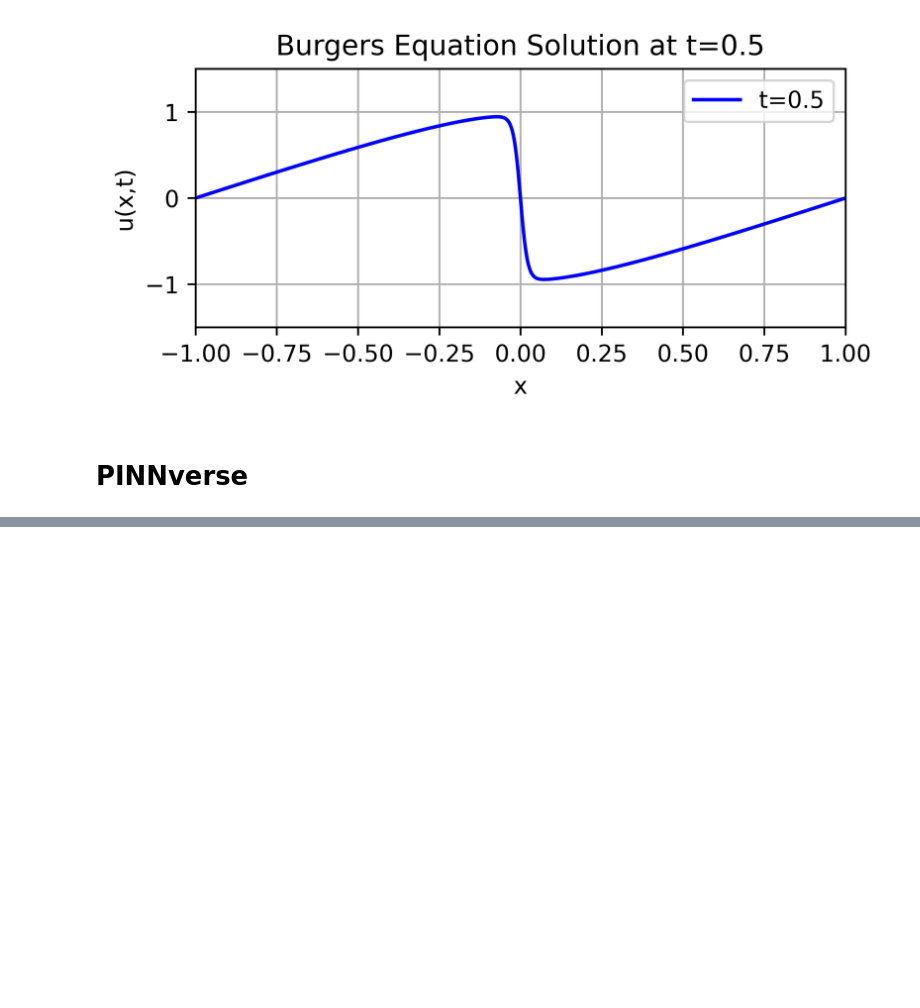
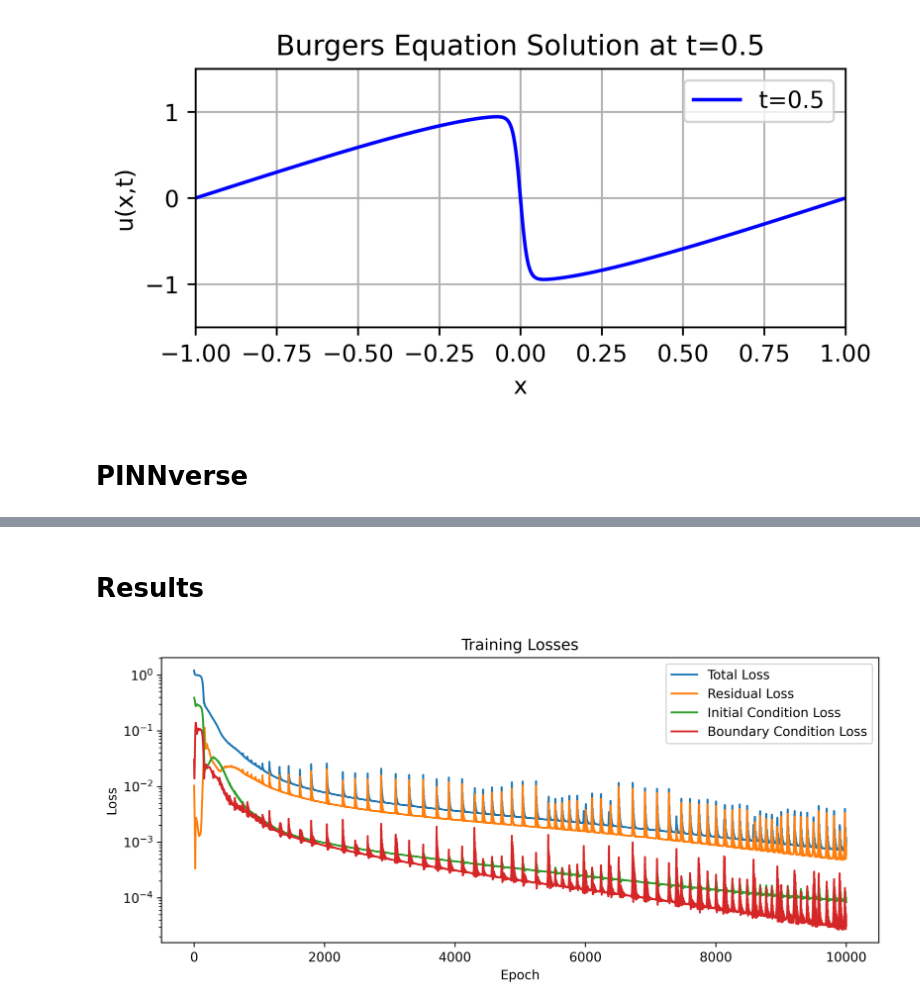
Before and after one commit to SebastianJara-PI/pinnverse-pytorch-replication, a Jupyter notebook: notebooks/01_burgers_equation.ipynb, the cells around one changed output, grey strips where cells are left out. Cells and saved outputs as stored; diff of their text form; code cells hidden in the pictures; blank space fills up the shorter version.

```diff
--- a/notebooks/01_burgers_equation.ipynb
+++ b/notebooks/01_burgers_equation.ipynb
@@ -123,0 +247,17 @@ burgers_residual(net, x_t, t_t, nu=0.01)
+# %% [markdown]
+# Results
+# %%
+# Loss plot
+plt.figure(figsize=(10, 4), dpi=600)
+plt.plot(dict["total_loss"], label="Total Loss")
+plt.plot(dict["res_loss"], label="Residual Loss")
+plt.plot(dict["ic_loss"], label="Initial Condition Loss")
+plt.plot(dict["bc_loss"], label="Boundary Condition Loss")
+plt.yscale("log")
+plt.xlabel("Epoch")
+plt.ylabel("Loss")
+plt.title("Training Losses")
+plt.legend()
+plt.show()
+# %% [output]
+[figure, added]
```
Also changed, not shown: parts of 17 cells of this notebook, 2 other files.
